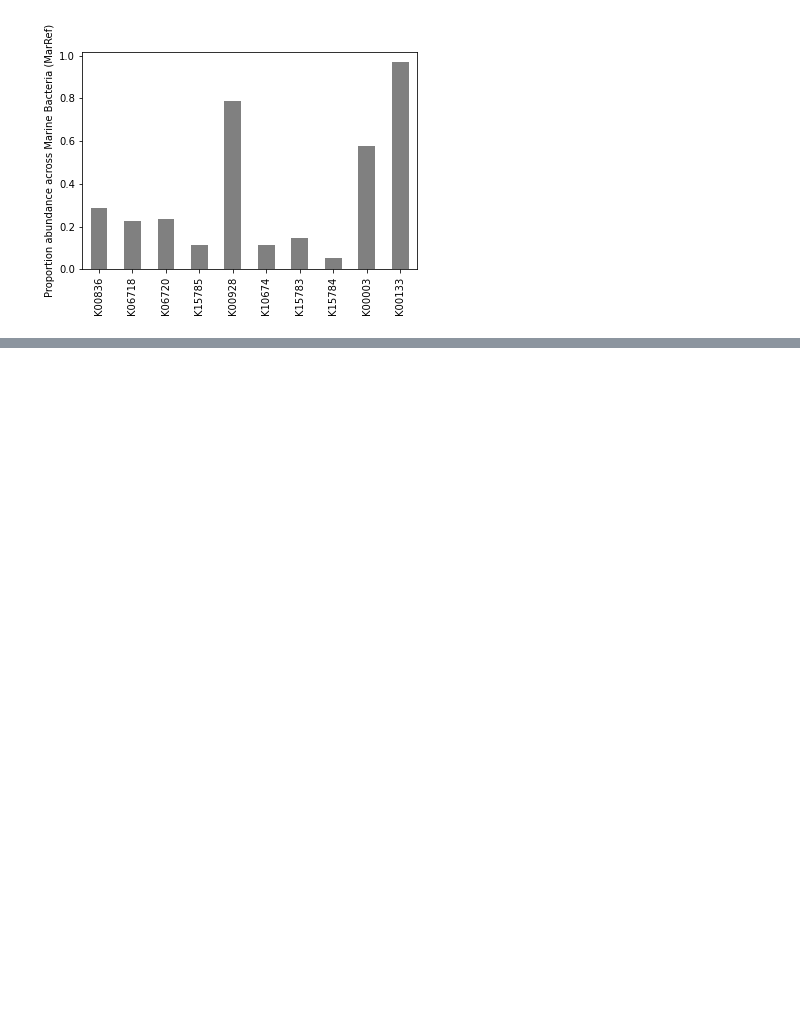
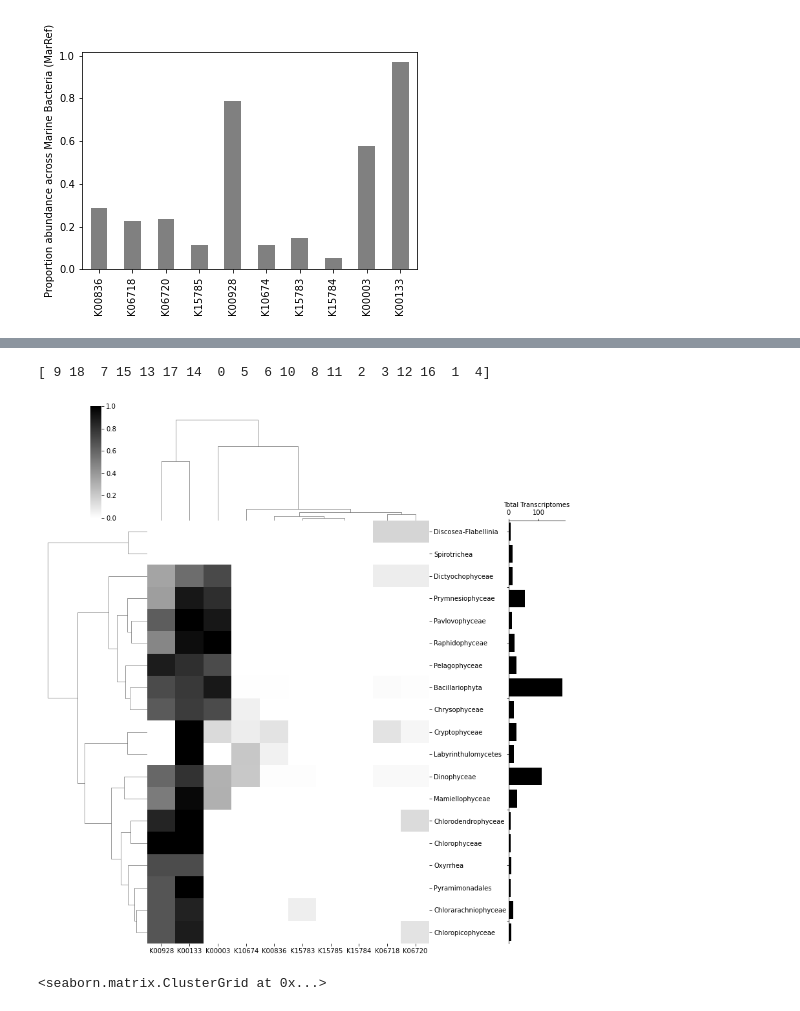
Before and after one commit to AlexanderLabWHOI/2021-marine-osmolytes, a Jupyter notebook: genome-searching/notebooks/Ectoine_data_exploration.ipynb, the cells around one changed output, grey strips where cells are left out. Drawn from its saved outputs; the diff is of its cells as text; code cells hidden in the pictures; blank space fills up the shorter version.

```diff
--- a/genome-searching/notebooks/Ectoine_data_exploration.ipynb
+++ b/genome-searching/notebooks/Ectoine_data_exploration.ipynb
@@ -82,0 +219,7 @@ network_pal
+# %%
+grouped_MMETSP, total_per_group  = MMETSP_groupby(df_mmetsp, 'Class', normalized=True)
+create_cluster_bar(grouped_MMETSP, total_per_group,cutoff=True)
+# %% [output]
+[ 9 18  7 15 13 17 14  0  5  6 10  8 11  2  3 12 16  1  4]
+[figure, added]
+<seaborn.matrix.ClusterGrid at 0x...>
```
Also changed, not shown: parts of 25 cells of this notebook.
